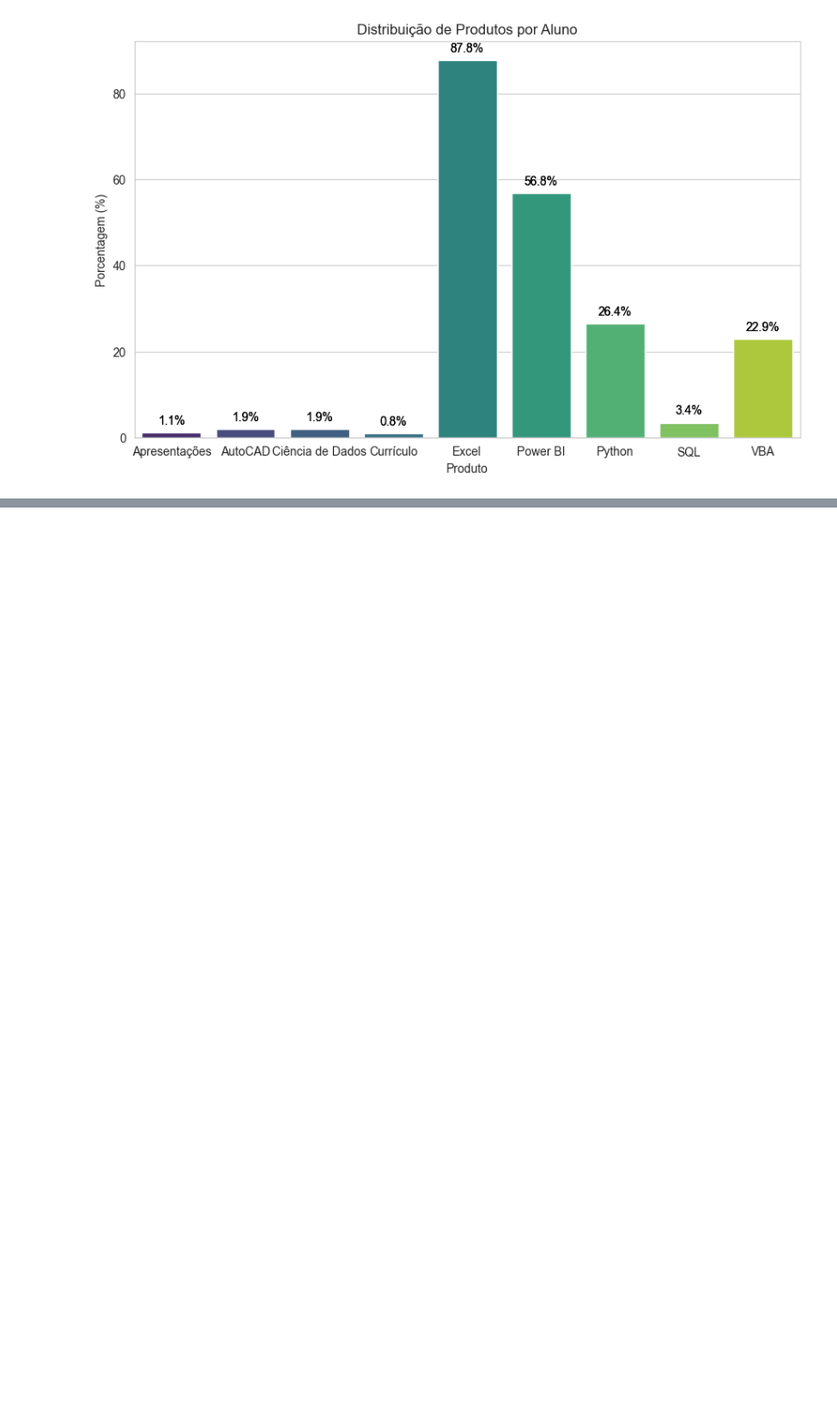
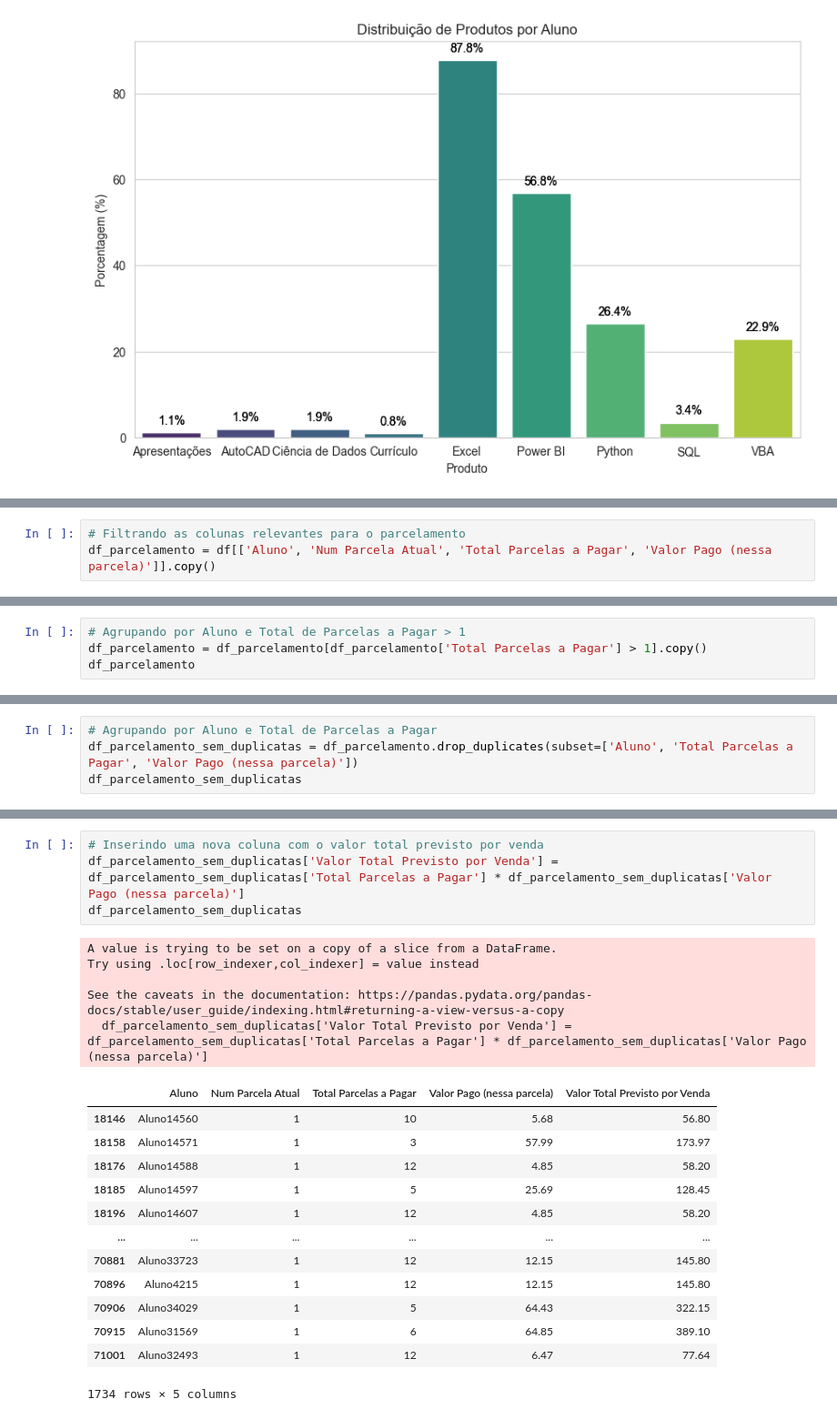
Before and after one commit to Wanderson-Goncalves/Desafio_Analise_de_Dados_de_Processo_Seletivo, a Jupyter notebook: analise_dados.ipynb, the cells around one changed output, grey strips where cells are left out. Shown: that part at 91% size. Saved outputs shown, nothing was run; the diff lists cells and outputs as text; blank space fills up the shorter version.

```diff
--- a/analise_dados.ipynb
+++ b/analise_dados.ipynb
@@ -229,0 +248,3 @@ Passing `palette` without assigning `hue` is deprecated and will be removed in v
+# %%
+# Filtrando as colunas relevantes para o parcelamento
+df_parcelamento = df[['Aluno', 'Num Parcela Atual', 'Total Parcelas a Pagar', 'Valor Pago (nessa parcela)']].copy()
@@ -229,0 +260,4 @@ Passing `palette` without assigning `hue` is deprecated and will be removed in v
+# %%
+# Agrupando por Aluno e Total de Parcelas a Pagar > 1
+df_parcelamento = df_parcelamento[df_parcelamento['Total Parcelas a Pagar'] > 1].copy()
+df_parcelamento
@@ -229,0 +298,4 @@ Passing `palette` without assigning `hue` is deprecated and will be removed in v
+# %%
+# Agrupando por Aluno e Total de Parcelas a Pagar
+df_parcelamento_sem_duplicatas = df_parcelamento.drop_duplicates(subset=['Aluno', 'Total Parcelas a Pagar', 'Valor Pago (nessa parcela)'])
+df_parcelamento_sem_duplicatas
@@ -229,0 +316,23 @@ Passing `palette` without assigning `hue` is deprecated and will be removed in v
+# %%
+# Inserindo uma nova coluna com o valor total previsto por venda
+df_parcelamento_sem_duplicatas['Valor Total Previsto por Venda'] = df_parcelamento_sem_duplicatas['Total Parcelas a Pagar'] * df_parcelamento_sem_duplicatas['Valor Pago (nessa parcela)']
+df_parcelamento_sem_duplicatas
+# %% [output]
+A value is trying to be set on a copy of a slice from a DataFrame.
+Try using .loc[row_indexer,col_indexer] = value instead
+
+See the caveats in the documentation: https://pandas.pydata.org/pandas-docs/stable/user_guide/indexing.html#returning-a-view-versus-a-copy
+  df_parcelamento_sem_duplicatas['Valor Total Previsto por Venda'] = df_parcelamento_sem_duplicatas['Total Parcelas a Pagar'] * df_parcelamento_sem_duplicatas['Valor Pago (nessa parcela)']
+|  | Aluno | Num Parcela Atual | Total Parcelas a Pagar | Valor Pago (nessa parcela) | Valor Total Previsto por Venda |
+| 18146 | Aluno14560 | 1 | 10 | 5.68 | 56.80 |
+| 18158 | Aluno14571 | 1 | 3 | 57.99 | 173.97 |
+| 18176 | Aluno14588 | 1 | 12 | 4.85 | 58.20 |
+| 18185 | Aluno14597 | 1 | 5 | 25.69 | 128.45 |
+| 18196 | Aluno14607 | 1 | 12 | 4.85 | 58.20 |
+| ... | ... | ... | ... | ... | ... |
+| 70881 | Aluno33723 | 1 | 12 | 12.15 | 145.80 |
+| 70896 | Aluno4215 | 1 | 12 | 12.15 | 145.80 |
+| 70906 | Aluno34029 | 1 | 5 | 64.43 | 322.15 |
+| 70915 | Aluno31569 | 1 | 6 | 64.85 | 389.10 |
+| 71001 | Aluno32493 | 1 | 12 | 6.47 | 77.64 |
+1734 rows × 5 columns
```
Also changed, not shown: parts of 11 cells of this notebook, 2 other files.
